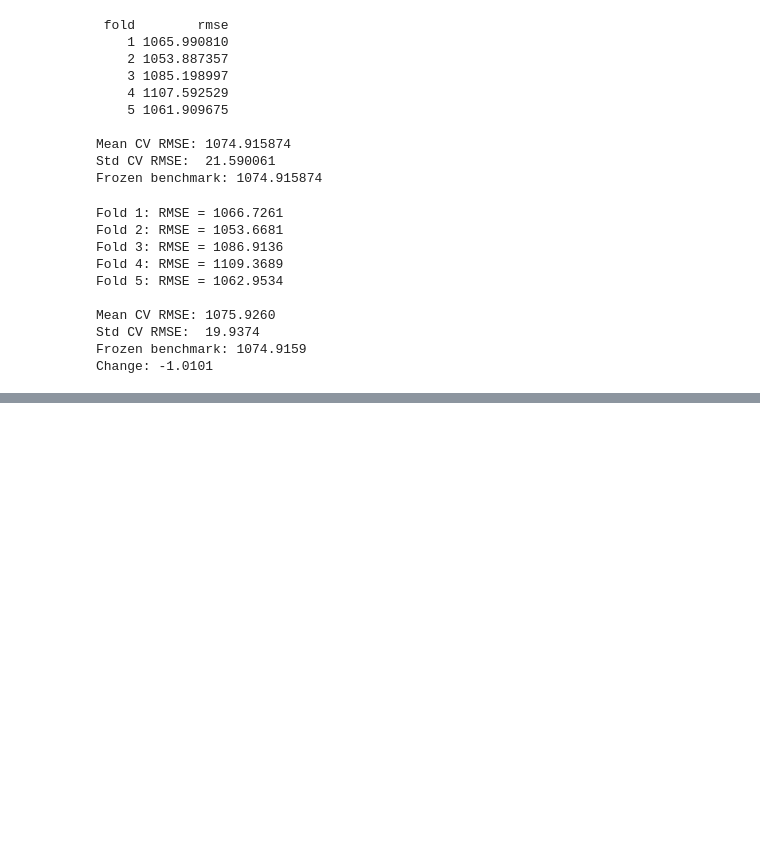
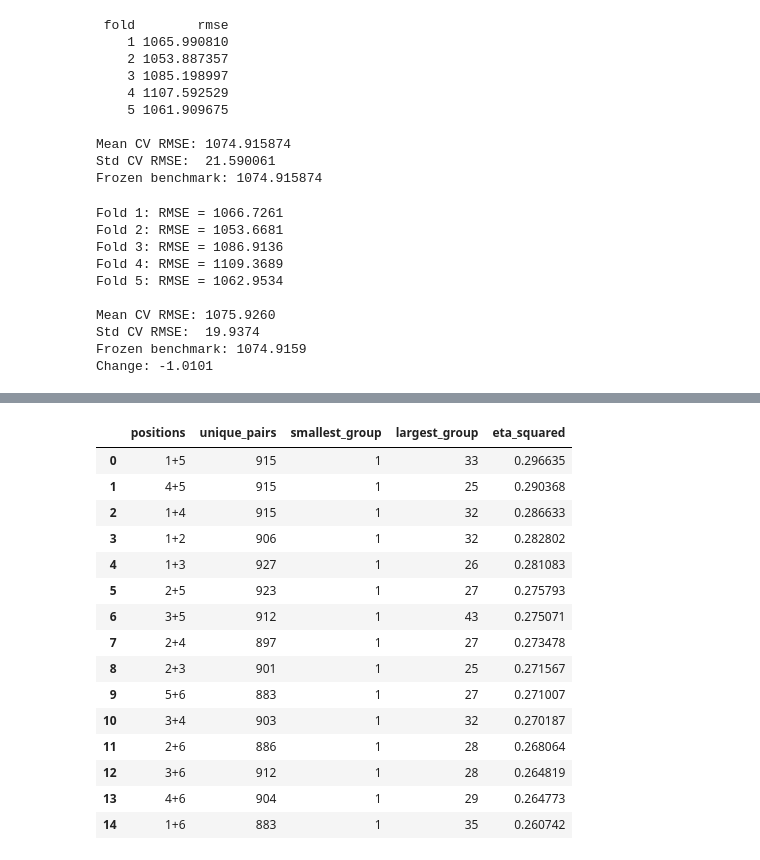
Before and after one commit to Successdada/DSN-26, a Jupyter notebook: Notebooks/validation_baseline.ipynb, the cells around one changed output, grey strips where cells are left out. Saved outputs shown, nothing was run; the diff lists cells and outputs as text; code cells hidden in the pictures; blank space fills up the shorter version.

```diff
--- a/Notebooks/validation_baseline.ipynb
+++ b/Notebooks/validation_baseline.ipynb
@@ -4085,0 +4432,15 @@ Change: -1.0101
+# %%
+# Verify the exact columns and categorical-feature specification used by the current X matrix.
+
+print("X columns:")
+for i, col in enumerate(X.columns):
+    print(f"{i}: {col} | dtype={X[col].dtype}")
+
+print("\nCurrent cat_features:")
+print(cat_features)
+
+print("\nCategorical columns actually present in X:")
+print([
+    col for col in X.columns
+    if X[col].dtype == "object"
+])
@@ -4085,0 +5674,73 @@ Change: -1.0101
+# %%
+# Aim: Test whether combinations of two product-code characters
+# contain stronger target structure than individual characters.
+
+pair_results = []
+
+for i in range(1, 7):
+    for j in range(i + 1, 7):
+
+        col_i = f"char_{i}"
+        col_j = f"char_{j}"
+
+        pair_col = f"pair_{i}_{j}"
+
+        code_structure[pair_col] = (
+            code_structure[col_i]
+            + code_structure[col_j]
+        )
+
+        grouped = (
+            code_structure
+            .groupby(pair_col)["sales"]
+            .agg(["count", "mean"])
+        )
+
+        overall_mean = code_structure["sales"].mean()
+
+        between_var = (
+            (
+                grouped["count"]
+                * (grouped["mean"] - overall_mean) ** 2
+            ).sum()
+            / len(code_structure)
+        )
+
+        total_var = code_structure["sales"].var()
+
+        eta_squared = between_var / total_var
+
+        pair_results.append({
+            "positions": f"{i}+{j}",
+            "unique_pairs": code_structure[pair_col].nunique(),
+            "smallest_group": grouped["count"].min(),
+            "largest_group": grouped["count"].max(),
+            "eta_squared": eta_squared
+        })
+
+pair_results_df = (
+    pd.DataFrame(pair_results)
+    .sort_values("eta_squared", ascending=False)
+    .reset_index(drop=True)
+)
+
+display(
+    pair_results_df.round(6)
+)
+# %% [output]
+|  | positions | unique_pairs | smallest_group | largest_group | eta_squared |
+| 0 | 1+5 | 915 | 1 | 33 | 0.296635 |
+| 1 | 4+5 | 915 | 1 | 25 | 0.290368 |
+| 2 | 1+4 | 915 | 1 | 32 | 0.286633 |
+| 3 | 1+2 | 906 | 1 | 32 | 0.282802 |
+| 4 | 1+3 | 927 | 1 | 26 | 0.281083 |
+| 5 | 2+5 | 923 | 1 | 27 | 0.275793 |
+| 6 | 3+5 | 912 | 1 | 43 | 0.275071 |
+| 7 | 2+4 | 897 | 1 | 27 | 0.273478 |
+| 8 | 2+3 | 901 | 1 | 25 | 0.271567 |
+| 9 | 5+6 | 883 | 1 | 27 | 0.271007 |
+| 10 | 3+4 | 903 | 1 | 32 | 0.270187 |
+| 11 | 2+6 | 886 | 1 | 28 | 0.268064 |
+| 12 | 3+6 | 912 | 1 | 28 | 0.264819 |
+| 13 | 4+6 | 904 | 1 | 29 | 0.264773 |
+| 14 | 1+6 | 883 | 1 | 35 | 0.260742 |
```
Also changed, not shown: parts of 73 cells of this notebook, 2 other files.
